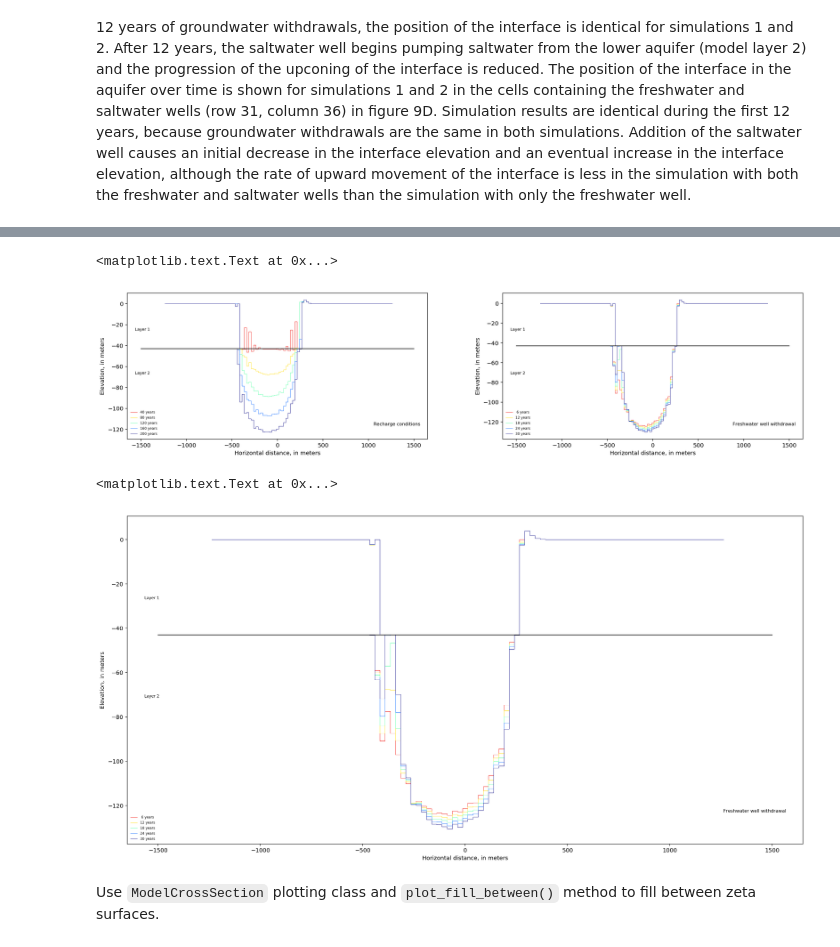
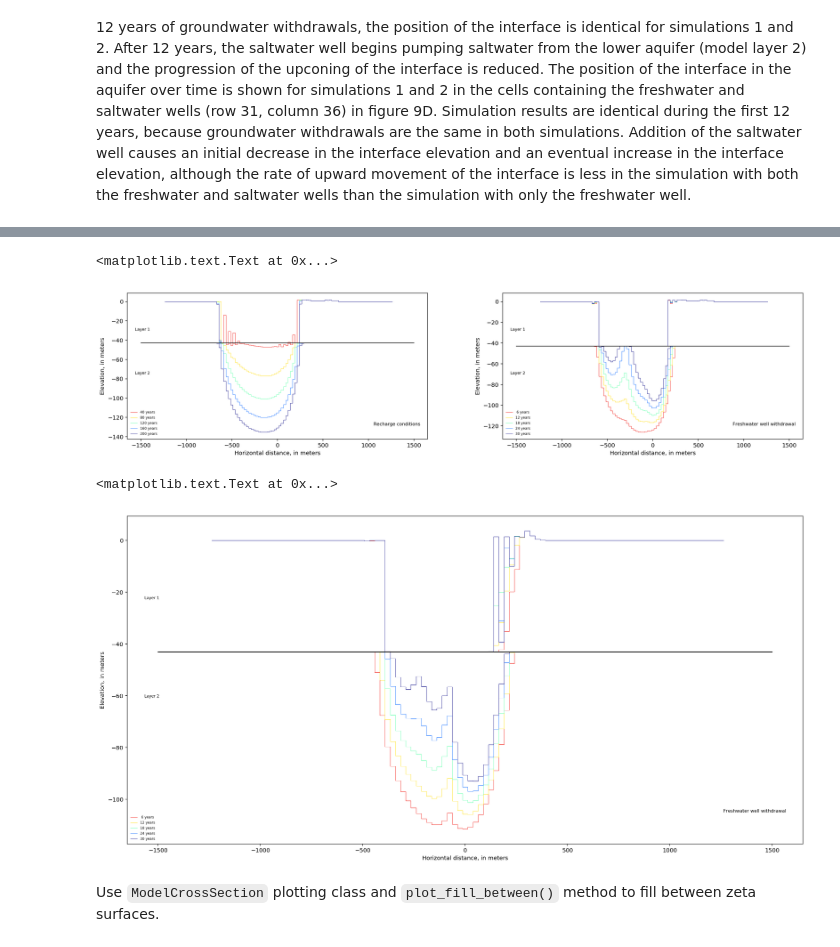
Before and after one commit to spencerbh/Fogland, a Jupyter notebook: flopy3_SWI2_Fogland_UNIX_pixel.ipynb, the cells around one changed output, grey strips where cells are left out. Cells and saved outputs as stored; diff of their text form; code cells hidden in the pictures.

```diff
--- a/flopy3_SWI2_Fogland_UNIX_pixel.ipynb
+++ b/flopy3_SWI2_Fogland_UNIX_pixel.ipynb
@@ -570,10 +609,10 @@ ax = fig.add_subplot(2, 2, 1)
 #ax.set_ylim(-50, -10)
 for idx in range(5):
     # layer 1
-    ax.plot(xcell, zeta[idx, 0, 30, :], drawstyle='steps-mid',
+    ax.plot(xcell, zeta[idx, 0, 50, :], drawstyle='steps-mid',
             linewidth=0.5, color=cc[idx], label='{:2d} years'.format(years[idx]))
     # layer 2
-    ax.plot(xcell, zeta[idx, 1, 30, :], drawstyle='steps-mid',
+    ax.plot(xcell, zeta[idx, 1, 50, :], drawstyle='steps-mid',
             linewidth=0.5, color=cc[idx], label='_None')
 ax.plot([-1500, 1500], [-43, -43], color='k', linewidth=1.0)
 # legend
@@ -592,10 +631,10 @@ ax = fig.add_subplot(2, 2, 2)
 #ax.set_ylim(-50, -10)
 for idx in range(5, len(years)):
     # layer 1
-    ax.plot(xcell, zeta[idx, 0, 30, :], drawstyle='steps-mid',
+    ax.plot(xcell, zeta[idx, 0, 50, :], drawstyle='steps-mid',
             linewidth=0.5, color=cc[idx-5], label='{:2d} years'.format(years[idx]))
     # layer 2
-    ax.plot(xcell, zeta[idx, 1, 30, :], drawstyle='steps-mid',
+    ax.plot(xcell, zeta[idx, 1, 50, :], drawstyle='steps-mid',
             linewidth=0.5, color=cc[idx-5], label='_None')
 ax.plot([-1500, 1500], [-43, -43], color='k', linewidth=1.0)
 # legend
@@ -628,34 +667,34 @@ ax.text(0.975, .1, 'Freshwater well withdrawal', transform=ax.transAxes, va='cen
 # ax.text(0.025, .55, 'Layer 1', transform=ax.transAxes, va='center', ha='left', size='7')
 # ax.text(0.025, .45, 'Layer 2', transform=ax.transAxes, va='center', ha='left', size='7')
 # ax.text(0.975, .1, 'Freshwater and saltwater\nwell withdrawals', transform=ax.transAxes,
 #         va='center', ha='right', size='8')
 
 # # fourth plot
 # ax = fig.add_subplot(2, 2, 4)
 # # axes limits
 # ax.set_xlim(0, 30)
 # ax.set_ylim(-50, -10)
 # t = zobs['TOTIM'][999:] / 365 - 200.
 # tz2 = zobs['layer1_001'][999:]
 # tz3 = zobs2['layer1_001'][999:]
 # for i in range(len(t)):
 #     if zobs['layer2_001'][i+999] < -30. - 0.1:
 #         tz2[i] = zobs['layer2_001'][i+999]
 #     if zobs2['layer2_001'][i+999] < 20. - 0.1:
 #         tz3[i] = zobs2['layer2_001'][i+999]
 # ax.plot(t, tz2, linestyle='solid', color='r', linewidth=0.75, label='Freshwater well')
 # ax.plot(t, tz3, linestyle='dotted', color='r', linewidth=0.75, label='Freshwater and saltwater well')
 # ax.plot([0, 30], [-30, -30], 'k', linewidth=1.0, label='_None')
 # # legend
 # leg = plt.legend(loc='lower right', numpoints=1)
 # # axes labels and text
 # ax.set_xlabel('Time, in years')
 # ax.set_ylabel('Elevation, in meters')
 # ax.text(0.025, .55, 'Layer 1', transform=ax.transAxes, va='center', ha='left', size='7')
 # ax.text(0.025, .45, 'Layer 2', transform=ax.transAxes, va='center', ha='left', size='7');
 # %% [output]
 <matplotlib.text.Text at 0x...>
-[figure, old version]
+[figure, new version]
 # %%
 plt.rcParams.update({'legend.fontsize': 6, 'legend.frameon' : False})
 #fig = plt.figure(figsize=(fwid, fhgt), facecolor='w')
@@ -732,7 +771,7 @@ ax.text(0.975, .1, 'Freshwater well withdrawal', transform=ax.transAxes, va='cen
 # ax.text(0.025, .45, 'Layer 2', transform=ax.transAxes, va='center', ha='left', size='7');
 # %% [output]
 <matplotlib.text.Text at 0x...>
-[figure, old version]
+[figure, new version]
 # %% [markdown]
 Use `ModelCrossSection` plotting class and `plot_fill_between()` method to fill between zeta surfaces.
 # %%
```
Also changed, not shown: parts of 9 cells of this notebook, 6 other files.
